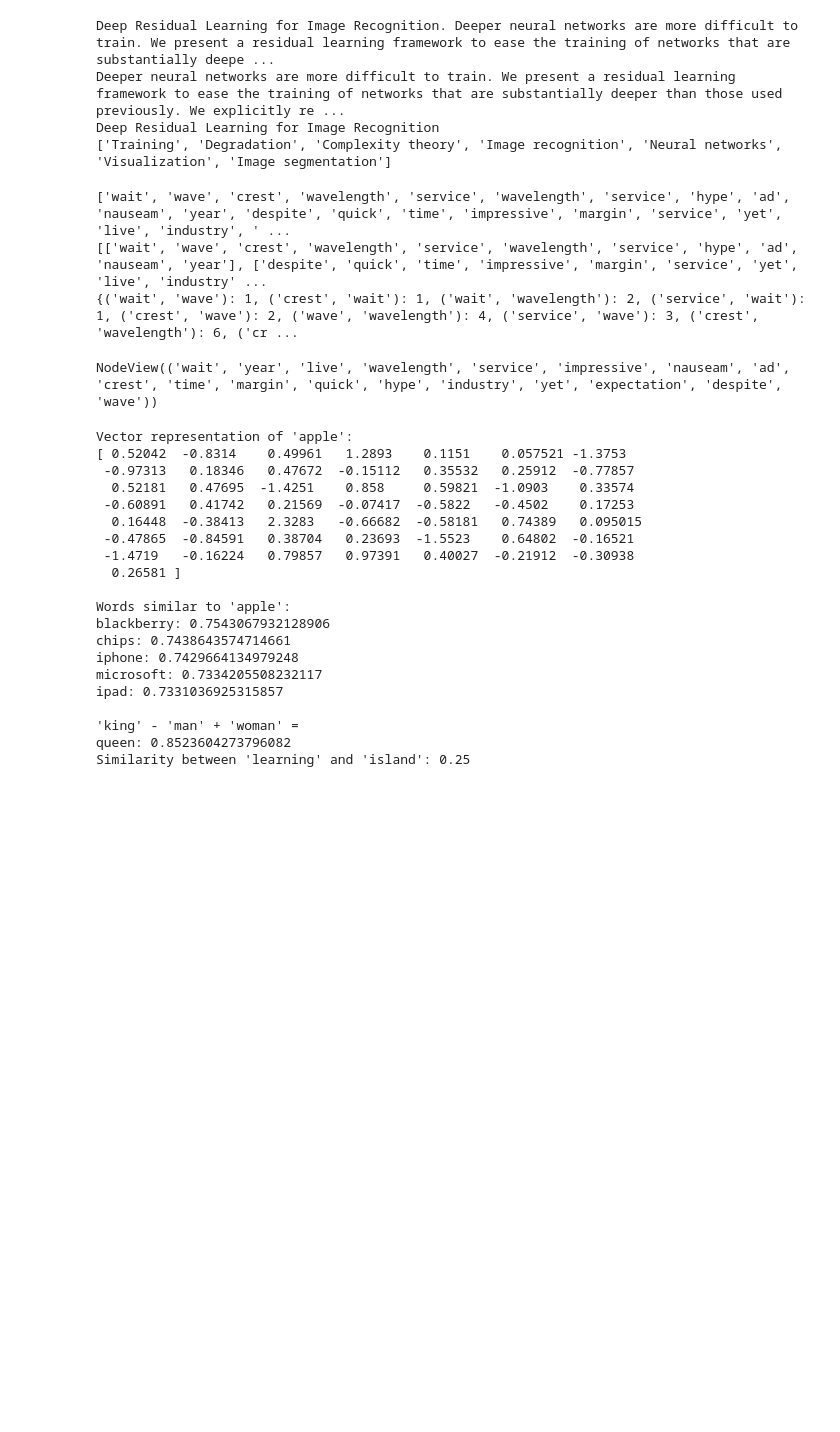
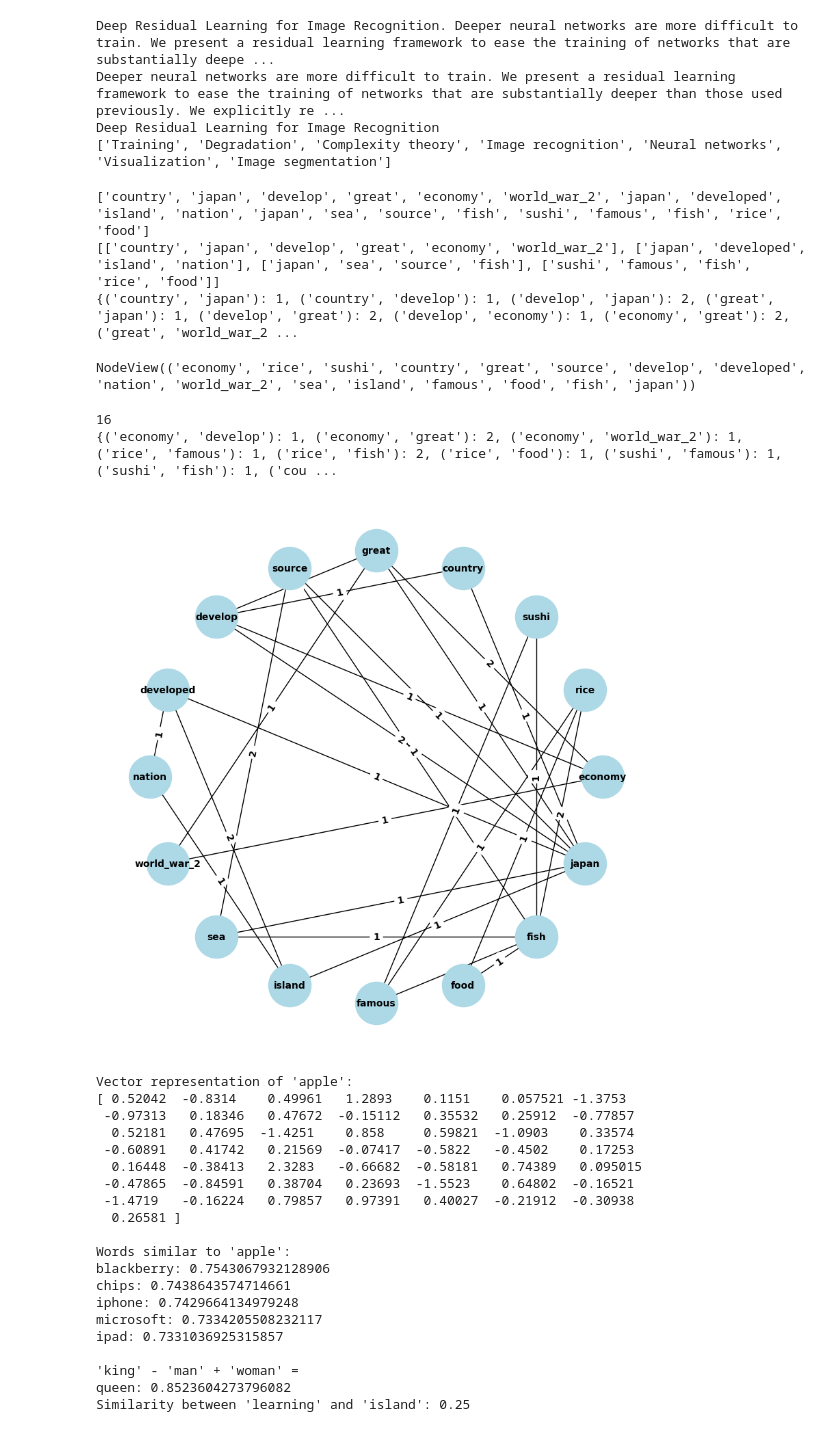
Before and after one commit to DinnoKoluh/keyword_extractor, a Jupyter notebook: main.ipynb, the cells around one changed output. Cells and saved outputs as stored; diff of their text form; code cells hidden in the pictures; blank space fills up the shorter version.

Commit message:
Started writing graph construction. Made Adjacency Matrix image.

```diff
--- a/main.ipynb
+++ b/main.ipynb
@@ -33,11 +33,12 @@ Deeper neural networks are more difficult to train. We present a residual learni
 Deep Residual Learning for Image Recognition
 ['Training', 'Degradation', 'Complexity theory', 'Image recognition', 'Neural networks', 'Visualization', 'Image segmentation']
 # %%
-abstract = load_abstract('ex1')
-#joined, abstracts, titles, keywords = get_data('data/CS_papers.csv', version="CS")
-abstracts, keywords = get_data('data/inspec_papers.csv', version="inspec")
-abstract = abstracts[0]
-#abstract = "The country of Japan has developed to a great economy after WW1. Japan is a developed island nation. The cats are jumping over the fences."
+# abstract = load_abstract('ex1')
+# #joined, abstracts, titles, keywords = get_data('data/CS_papers.csv', version="CS")
+# abstracts, keywords = get_data('data/inspec_papers.csv', version="inspec")
+# abstract = abstracts[0]
+abstract = "The country of Japan has developed into a great economy after World War 2. Japan is a developed island nation. \
+The Japan sea is a source of fish. Sushi is a famous fish and rice food."
 #abstract = "I like deep learning. I like NLP. I enjoy flying. Japan is a developed island nation. I like Japan because it is an island. "
 ke = KeywordExtractor(abstract=abstract)
 print(ke.tokens)
@@ -45,10 +46,10 @@ print(ke.sentences)
 print(ke.co)
 ke.graph.nodes
 # %% [output]
-['wait', 'wave', 'crest', 'wavelength', 'service', 'wavelength', 'service', 'hype', 'ad', 'nauseam', 'year', 'despite', 'quick', 'time', 'impressive', 'margin', 'service', 'yet', 'live', 'industry', ' ...
-[['wait', 'wave', 'crest', 'wavelength', 'service', 'wavelength', 'service', 'hype', 'ad', 'nauseam', 'year'], ['despite', 'quick', 'time', 'impressive', 'margin', 'service', 'yet', 'live', 'industry' ...
-{('wait', 'wave'): 1, ('crest', 'wait'): 1, ('wait', 'wavelength'): 2, ('service', 'wait'): 1, ('crest', 'wave'): 2, ('wave', 'wavelength'): 4, ('service', 'wave'): 3, ('crest', 'wavelength'): 6, ('cr ...
+['country', 'japan', 'develop', 'great', 'economy', 'world_war_2', 'japan', 'developed', 'island', 'nation', 'japan', 'sea', 'source', 'fish', 'sushi', 'famous', 'fish', 'rice', 'food']
+[['country', 'japan', 'develop', 'great', 'economy', 'world_war_2'], ['japan', 'developed', 'island', 'nation'], ['japan', 'sea', 'source', 'fish'], ['sushi', 'famous', 'fish', 'rice', 'food']]
+{('country', 'japan'): 1, ('country', 'develop'): 1, ('develop', 'japan'): 2, ('great', 'japan'): 1, ('develop', 'great'): 2, ('develop', 'economy'): 1, ('economy', 'great'): 2, ('great', 'world_war_2 ...
-NodeView(('wait', 'year', 'live', 'wavelength', 'service', 'impressive', 'nauseam', 'ad', 'crest', 'time', 'margin', 'quick', 'hype', 'industry', 'yet', 'expectation', 'despite', 'wave'))
+NodeView(('economy', 'rice', 'sushi', 'country', 'great', 'source', 'develop', 'developed', 'nation', 'world_war_2', 'sea', 'island', 'famous', 'food', 'fish', 'japan'))
 # %%
 from gensim.summarization import keywords
 
@@ -80,12 +81,16 @@ for phrase in doc._.phrases:
 # %%
 print(len(ke.unique_tokens))
 labels = nx.get_edge_attributes(ke.graph,'weight')
-ke.add_we_weights()
+# ke.add_we_weights()
 # print(ke.graph.edges)
 print(labels)
 
-ke.order_nodes()
+# ke.order_nodes()
 ke.visualize_graph()
+# %% [output]
+16
+{('economy', 'develop'): 1, ('economy', 'great'): 2, ('economy', 'world_war_2'): 1, ('rice', 'famous'): 1, ('rice', 'fish'): 2, ('rice', 'food'): 1, ('sushi', 'famous'): 1, ('sushi', 'fish'): 1, ('cou ...
+[figure, added]
 # %%
 print(abstracts[0])
 print(keywords[0])
```
Also changed, not shown: 5 other files.
